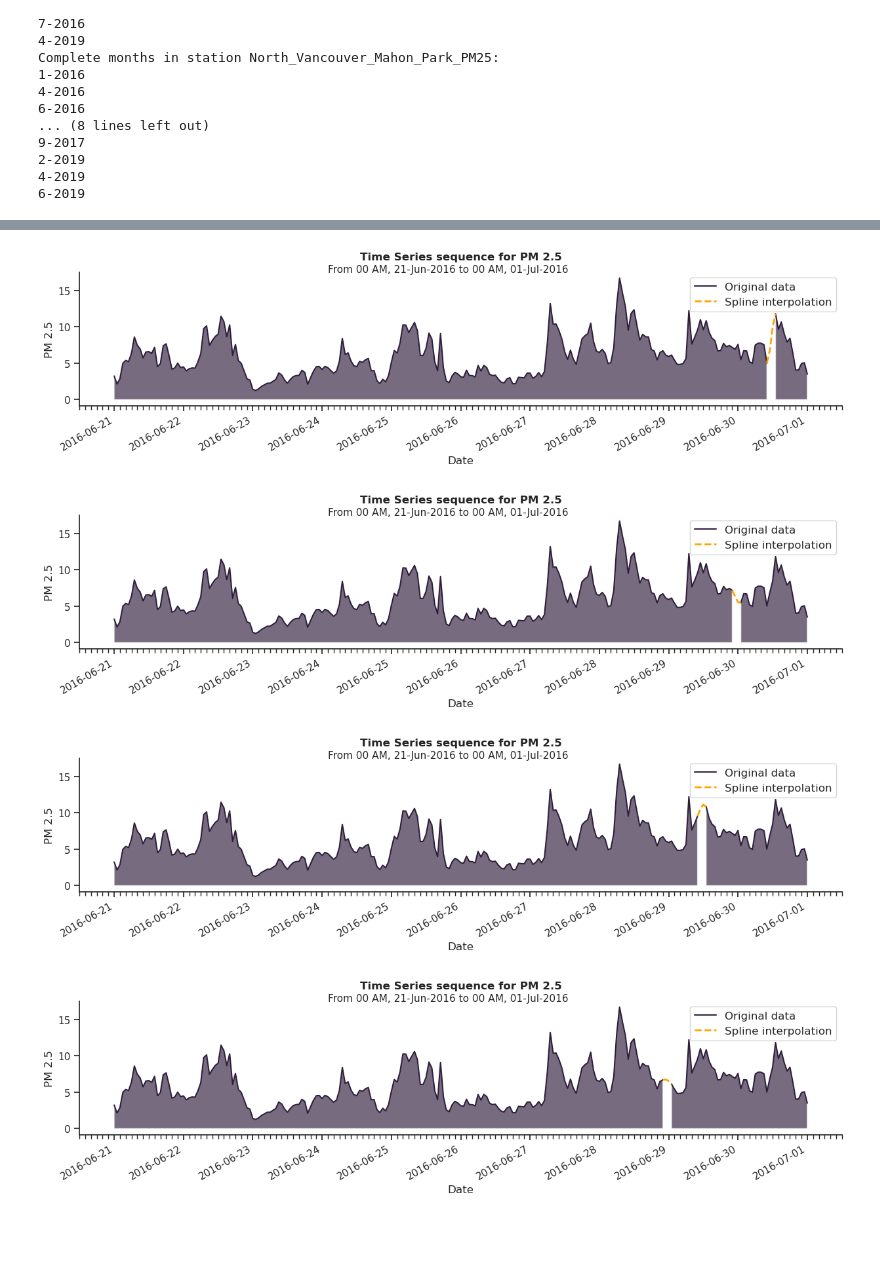
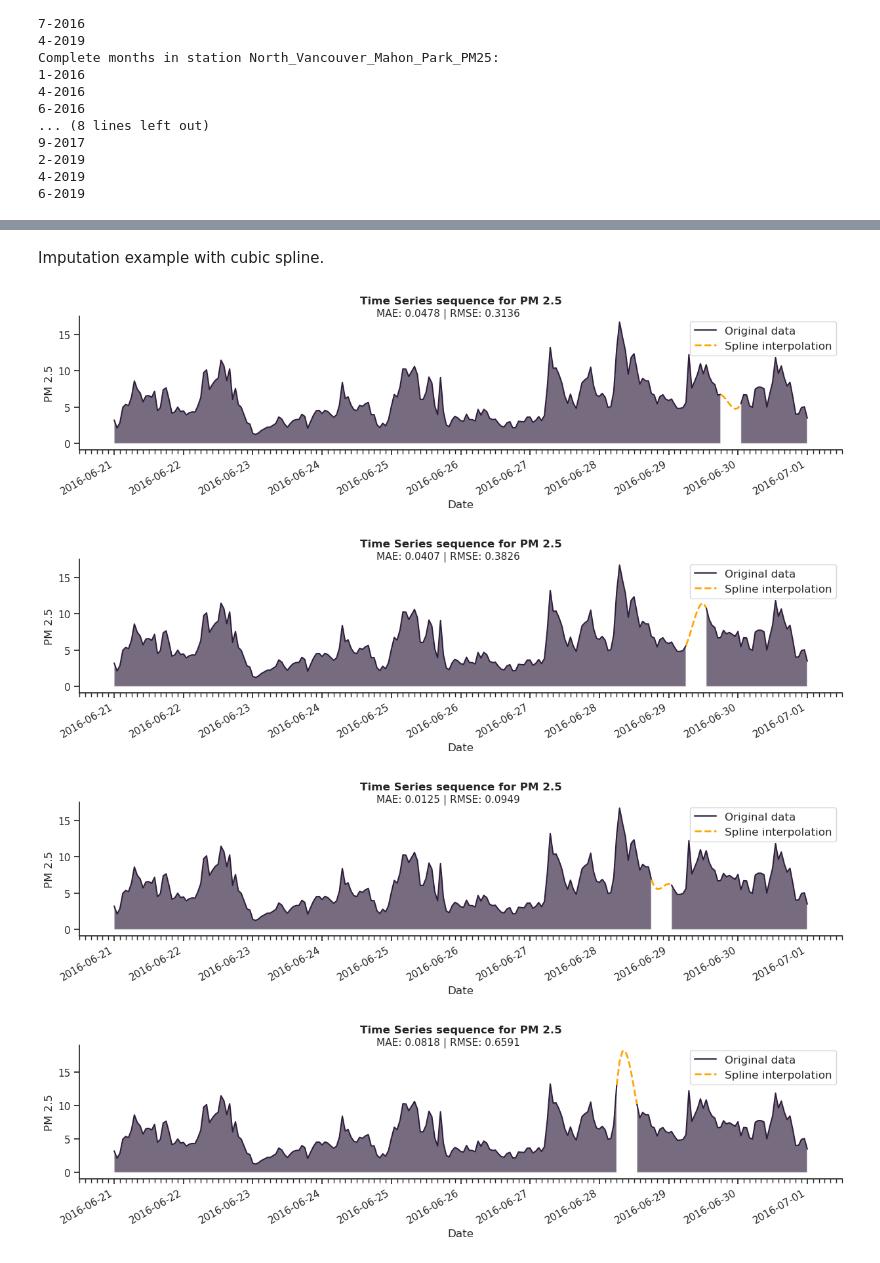
Before and after one commit to erich-hs/Air-We-Breathe, a Jupyter notebook: awb_Missing.ipynb, the cells around one changed output, grey strips where cells are left out. Saved outputs shown, nothing was run; the diff lists cells and outputs as text; code cells hidden in the pictures; blank space fills up the shorter version.

Commit message:
Short sequence imputation plots and statistical significance tests

```diff
--- a/awb_Missing.ipynb
+++ b/awb_Missing.ipynb
@@ -417,6 +409,6 @@ exp_subsets = {
 # %%
 # Implementation example iterating through different paddings:
-paddings = [12, 24, 36, 48]
+paddings = [24, 36, 48, 60]
 
 for padding in paddings:
     subset, subset_missing = create_missing(
@@ -424,7 +416,7 @@ for padding in paddings:
         value="PM 2.5",
         start=datetime(2016, 6, 21),
         end=datetime(2016, 7, 1),
-        missing_length=2,
+        missing_length=6,
         padding=padding,
         missing_index="end",
     )
@@ -445,0 +440,30 @@ for padding in paddings:
+# %%
+# Implementation example with linear interpolation:
+for padding in paddings:
+    subset, subset_missing = create_missing(
+        data=station_subset,
+        value="PM 2.5",
+        start=datetime(2016, 6, 21),
+        end=datetime(2016, 7, 1),
+        missing_length=6,
+        padding=padding,
+        missing_index="end",
+    )
+
+    subset_linear = subset.copy()
+    subset_linear["PM 2.5"] = (
+        subset_missing["PM 2.5"].interpolate(method="linear").tolist()
+    )
+
+    plot_compare(
+        subset_linear,
+        subset_missing,
+        value="PM 2.5",
+        value_missing="PM 2.5",
+        missing_only=True,
+        data_label="Linear interpolation",
+        data_missing_label="Original data",
+        plot_sup_title=f"MAE: {mae_score(subset, subset_linear, value='PM 2.5', verbose=False):.4f}\
+ | RMSE: {rmse_score(subset, subset_linear, value='PM 2.5', verbose=False):.4f}",
+        figsize=(15, 3)
+    )
@@ -446,9 +475,9 @@ for padding in paddings:
+# %% [markdown]
+Imputation example with cubic spline.
 # %%
 # Implementation example with spline interpolation:
 pd.options.mode.chained_assignment = None
 from scipy import interpolate
-
-paddings = [12, 24, 36, 48]
 
 for padding in paddings:
     subset, subset_missing = create_missing(
@@ -456,41 +485,43 @@ for padding in paddings:
         value="PM 2.5",
         start=datetime(2016, 6, 21),
         end=datetime(2016, 7, 1),
-        missing_length=2,
+        missing_length=6,
         padding=padding,
         missing_index="end",
     )
 
     subset_spline = subset.copy()
     # Indexing missing values
     missing_idx = np.where(subset_missing["PM 2.5"].isna())[0].tolist()
 
     # Indexing boundary values at t-2, t-1, t+1, and t+2
     boundary_idx = []
     for idx in range(min(missing_idx)-2, max(missing_idx)+3):
         if idx not in missing_idx:
             boundary_idx.append(idx)
     boundary = subset_missing["PM 2.5"][boundary_idx].tolist()
 
     # Fitting cubic spline
     cubic_spline = interpolate.splrep(x=boundary_idx, y=boundary, k=3)
     imputed = interpolate.splev(missing_idx, cubic_spline)
 
     subset_spline["PM 2.5"][missing_idx] = imputed
 
     plot_compare(
         subset_spline,
         subset_missing,
         value="PM 2.5",
         value_missing="PM 2.5",
         missing_only=True,
         data_label="Spline interpolation",
         data_missing_label="Original data",
+        plot_sup_title=f"MAE: {mae_score(subset, subset_spline, value='PM 2.5', verbose=False):.4f}\
+ | RMSE: {rmse_score(subset, subset_spline, value='PM 2.5', verbose=False):.4f}",
         figsize=(15, 3)
     )
 # %% [output]
-[figure, old version]
+[figure, new version]
-[figure, old version]
+[figure, new version]
-[figure, old version]
+[figure, new version]
-[figure, old version]
+[figure, new version]
 # %% [markdown]
```
Also changed, not shown: parts of 29 cells of this notebook, 2 other files.
